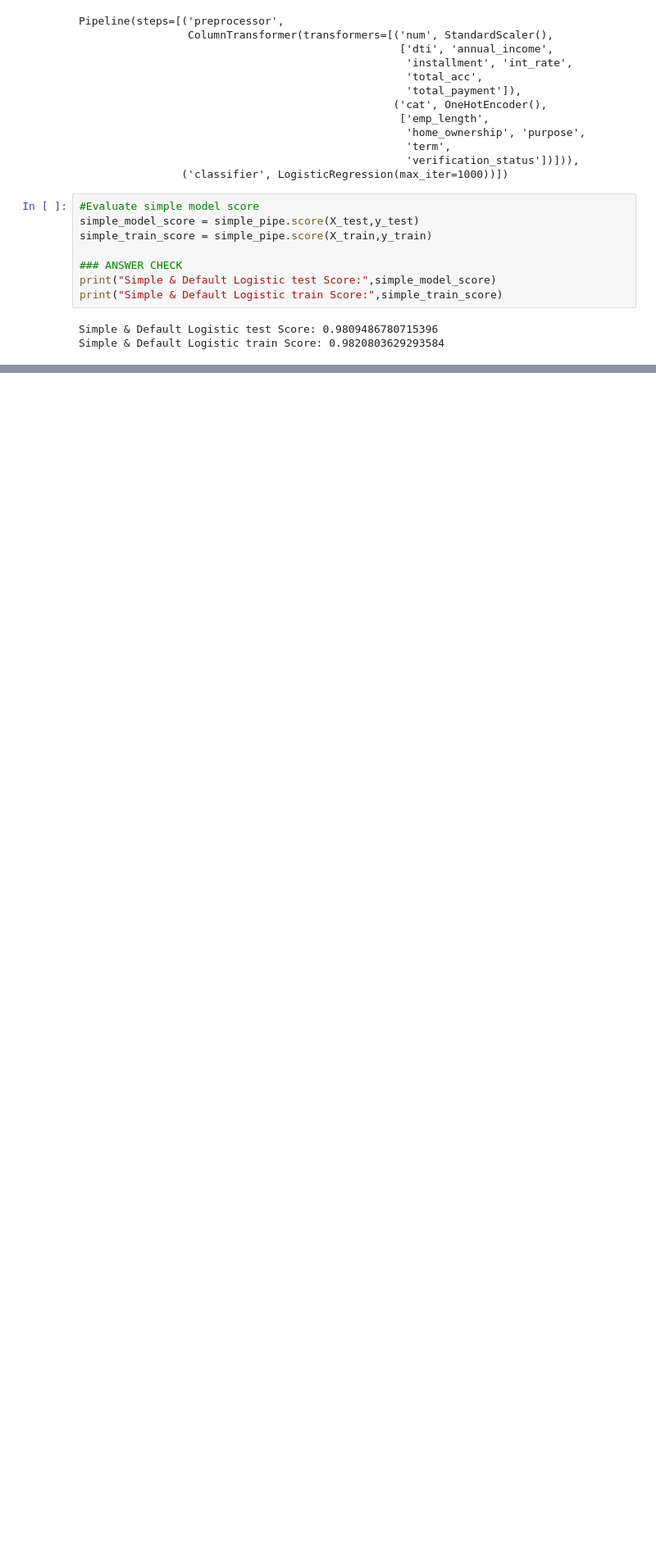
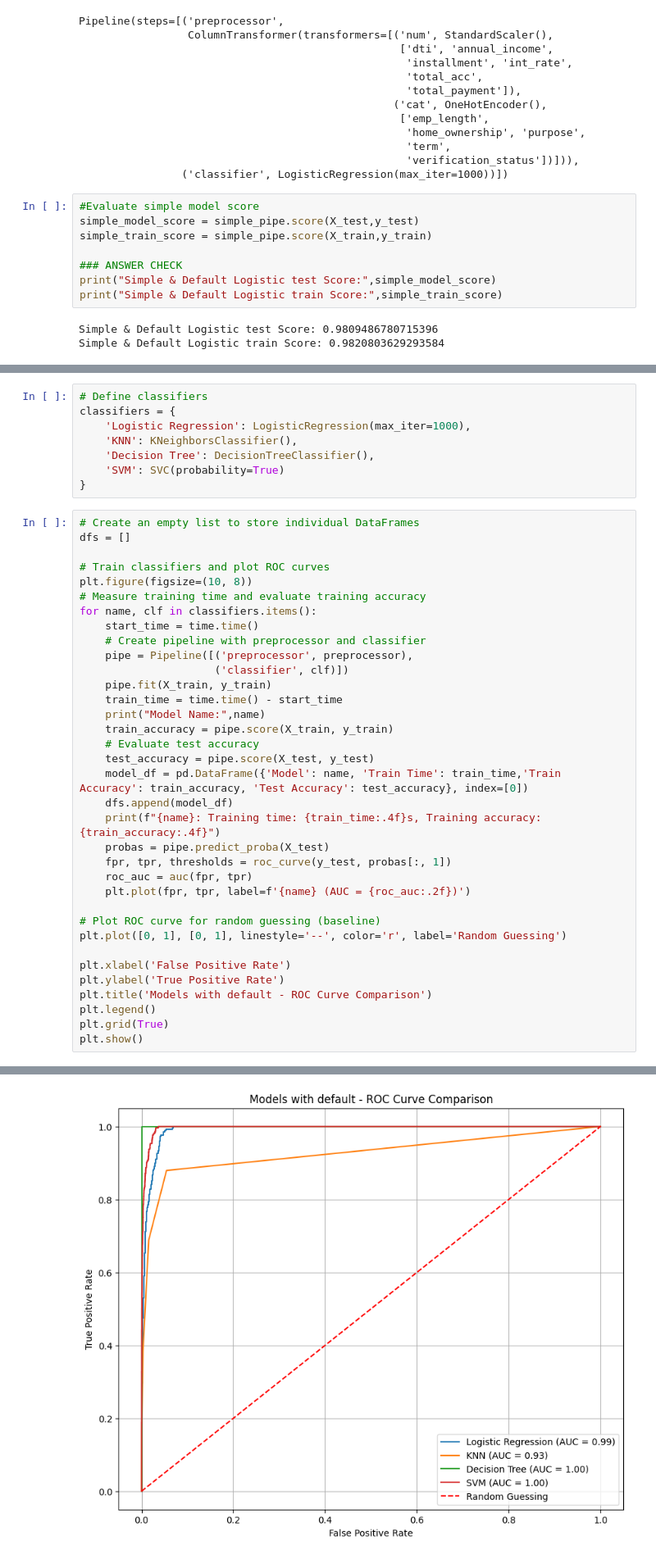
Before and after one commit to SatishKV/UCB-capstone-CreditRisk, a Jupyter notebook: loan_credit_risk_model.ipynb, the cells around one changed output, grey strips where cells are left out. Shown at 82% size. Saved outputs shown, nothing was run; the diff lists cells and outputs as text; blank space fills up the shorter version.

```diff
--- a/loan_credit_risk_model.ipynb
+++ b/loan_credit_risk_model.ipynb
@@ -159,3 +159,47 @@ plt.grid(True)
 plt.show()
 # %% [output]
 [figure]
+# %%
+# Define classifiers
+classifiers = {
+    'Logistic Regression': LogisticRegression(max_iter=1000),
+    'KNN': KNeighborsClassifier(),
+    'Decision Tree': DecisionTreeClassifier(),
+    'SVM': SVC(probability=True)
+}
+# %%
+# Create an empty list to store individual DataFrames
+dfs = []
+
+# Train classifiers and plot ROC curves
+plt.figure(figsize=(10, 8))
+# Measure training time and evaluate training accuracy
+for name, clf in classifiers.items():
+    start_time = time.time()
+    # Create pipeline with preprocessor and classifier
+    pipe = Pipeline([('preprocessor', preprocessor),
+                     ('classifier', clf)])
+    pipe.fit(X_train, y_train)
+    train_time = time.time() - start_time
+    print("Model Name:",name)
+    train_accuracy = pipe.score(X_train, y_train)
+    # Evaluate test accuracy
+    test_accuracy = pipe.score(X_test, y_test)
+    model_df = pd.DataFrame({'Model': name, 'Train Time': train_time,'Train Accuracy': train_accuracy, 'Test Accuracy': test_accuracy}, index=[0])
+    dfs.append(model_df)
+    print(f"{name}: Training time: {train_time:.4f}s, Training accuracy: {train_accuracy:.4f}")
+    probas = pipe.predict_proba(X_test)
+    fpr, tpr, thresholds = roc_curve(y_test, probas[:, 1])
+    roc_auc = auc(fpr, tpr)
+    plt.plot(fpr, tpr, label=f'{name} (AUC = {roc_auc:.2f})')
+
+# Plot ROC curve for random guessing (baseline)
+plt.plot([0, 1], [0, 1], linestyle='--', color='r', label='Random Guessing')
+
+plt.xlabel('False Positive Rate')
+plt.ylabel('True Positive Rate')
+plt.title('Models with default - ROC Curve Comparison')
+plt.legend()
+plt.grid(True)
+plt.show()
+# %% [output]
@@ -161,0 +214 @@ plt.show()
+[figure, added]
```
Also changed, not shown: parts of 1 cell of this notebook.
